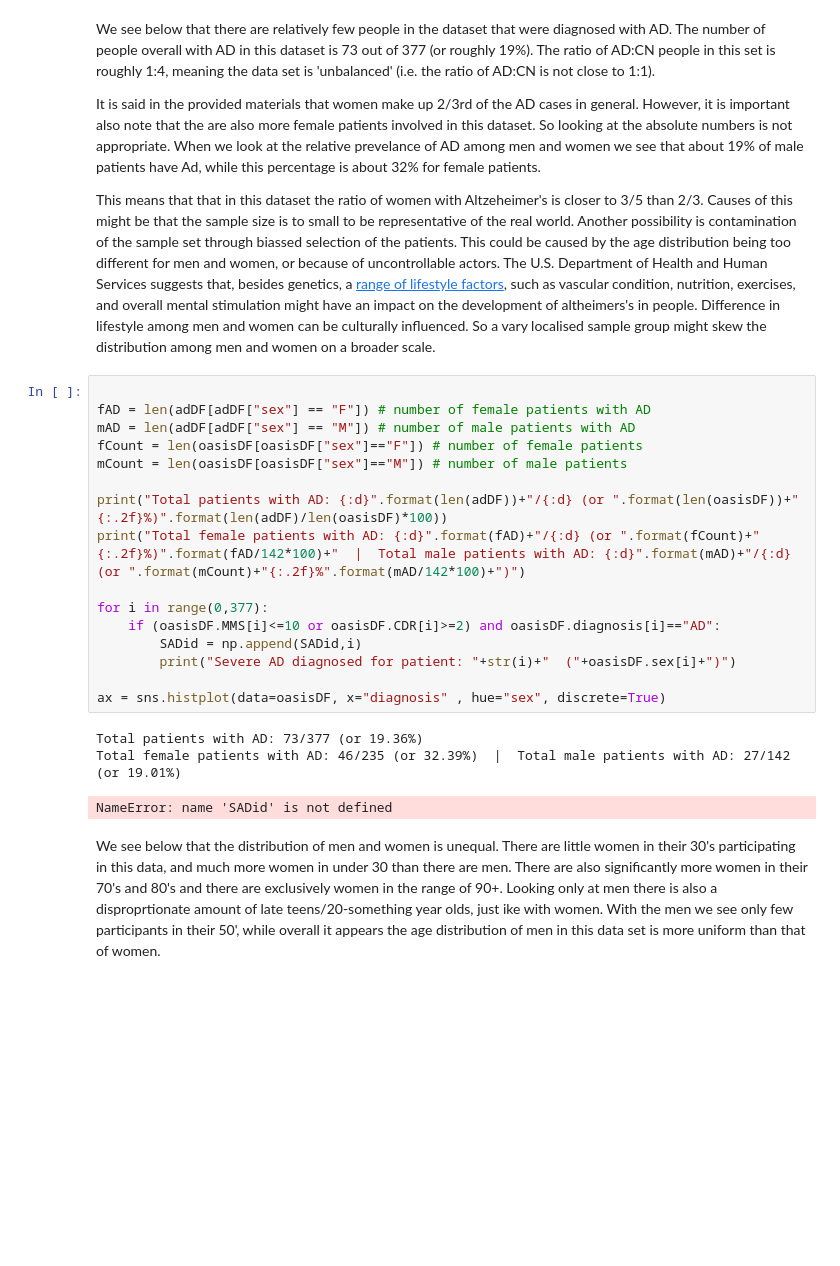
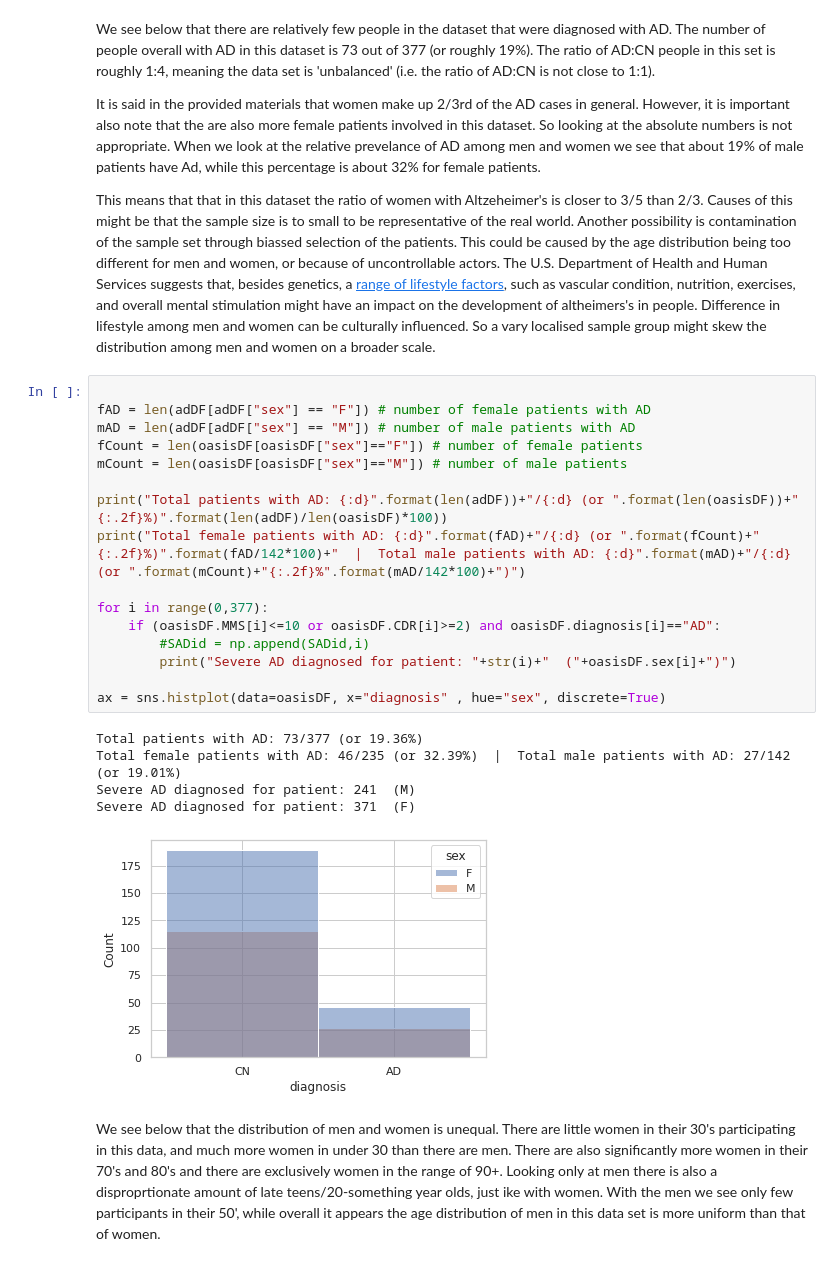
Before and after one commit to lphoogenboom/altenheim, a Jupyter notebook: Jupyter/Part_I_SC42140.ipynb, the cells around one changed output. Cells and saved outputs as stored; diff of their text form; blank space fills up the shorter version.

```diff
--- a/Jupyter/Part_I_SC42140.ipynb
+++ b/Jupyter/Part_I_SC42140.ipynb
@@ -101,23 +99,25 @@ This means that that in this dataset the ratio of women with Altzeheimer's is cl
 # %%
 
 fAD = len(adDF[adDF["sex"] == "F"]) # number of female patients with AD
 mAD = len(adDF[adDF["sex"] == "M"]) # number of male patients with AD
 fCount = len(oasisDF[oasisDF["sex"]=="F"]) # number of female patients
 mCount = len(oasisDF[oasisDF["sex"]=="M"]) # number of male patients
 
 print("Total patients with AD: {:d}".format(len(adDF))+"/{:d} (or ".format(len(oasisDF))+"{:.2f}%)".format(len(adDF)/len(oasisDF)*100))
 print("Total female patients with AD: {:d}".format(fAD)+"/{:d} (or ".format(fCount)+"{:.2f}%)".format(fAD/142*100)+"  |  Total male patients with AD: {:d}".format(mAD)+"/{:d} (or ".format(mCount)+"{:.2f}%".format(mAD/142*100)+")")
 
 for i in range(0,377):
     if (oasisDF.MMS[i]<=10 or oasisDF.CDR[i]>=2) and oasisDF.diagnosis[i]=="AD":
-        SADid = np.append(SADid,i)
+        #SADid = np.append(SADid,i)
         print("Severe AD diagnosed for patient: "+str(i)+"  ("+oasisDF.sex[i]+")")
 
 ax = sns.histplot(data=oasisDF, x="diagnosis" , hue="sex", discrete=True)
 # %% [output]
 Total patients with AD: 73/377 (or 19.36%)
 Total female patients with AD: 46/235 (or 32.39%)  |  Total male patients with AD: 27/142 (or 19.01%)
+Severe AD diagnosed for patient: 241  (M)
+Severe AD diagnosed for patient: 371  (F)
-NameError: name 'SADid' is not defined
+[figure, added]
 # %% [markdown]
 We see below that the distribution of men and women is unequal. There are little women in their 30's participating in this data, and much more women in under 30 than there are men. There are also significantly more women in their 70's and 80's and there are exclusively women in the range of 90+. Looking only at men there is also a disproprtionate amount of late teens/20-something year olds, just ike with women. With the men we see only few participants in their 50', while overall it appears the age distribution of men in this data set is more uniform than that of women.
 # %%
```
Also changed, not shown: parts of 5 cells of this notebook, 1 other file.
